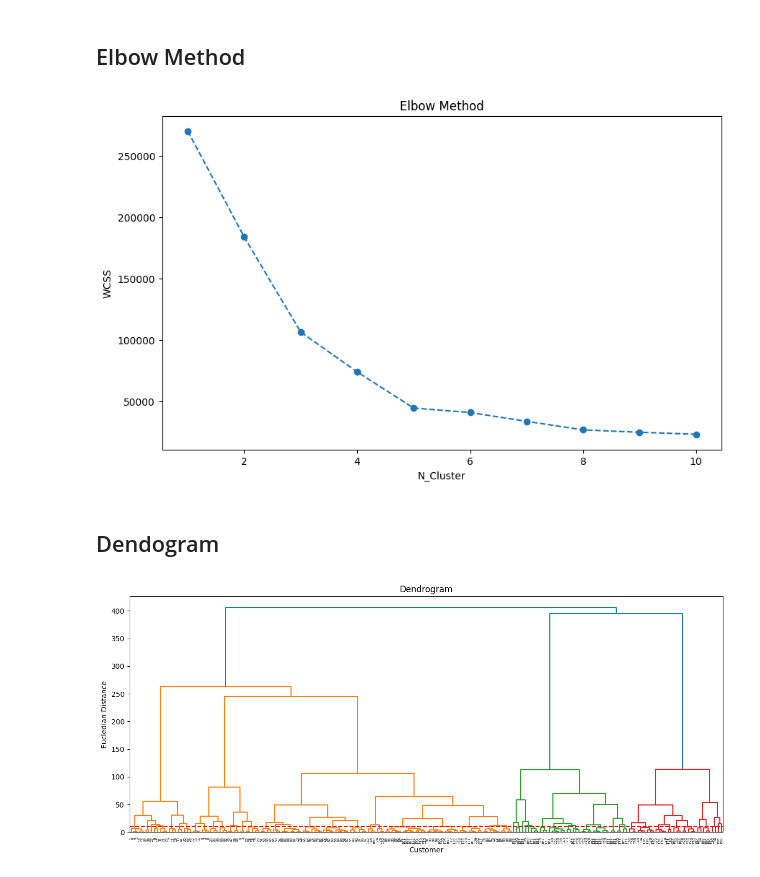
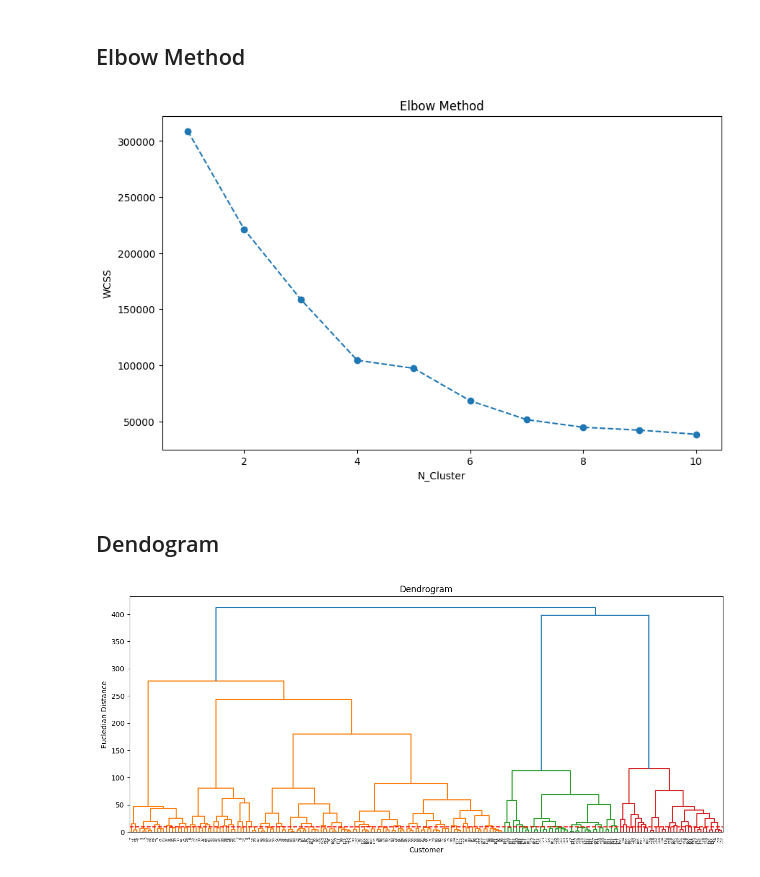
Before and after one commit to burakltnds/Kaggle_Notebook, a Jupyter notebook: 5_customer_segmentation.ipynb, the cells around one changed output. Saved outputs shown, nothing was run; the diff lists cells and outputs as text; code cells hidden in the pictures.

```diff
--- a/5_customer_segmentation.ipynb
+++ b/5_customer_segmentation.ipynb
@@ -74,22 +77,24 @@ train_df.describe()
 ## Elbow Method
 # %%
 train_df.rename(columns={'Annual Income (k$)': 'Income', 'Spending Score (1-100)': 'Score'}, inplace=True)
-X = train_df[["Income","Score"]]
+train_df["gender_numeric"] = train_df["Gender"].map({"Male":0 , "Female":1})
+
+X = train_df[["Age","Income","Score"]]
 
 wcss = []
 for i in range (1,11):
     kmeans = KMeans(n_clusters=i , init="k-means++" , random_state=42)
     kmeans.fit(X)
     wcss.append(kmeans.inertia_)
 
 plt.figure(figsize=(10,6))
 plt.plot(range(1,11) , wcss , marker="o" , linestyle="--")
 plt.title("Elbow Method")
 plt.xlabel("N_Cluster")
 plt.ylabel("WCSS")
 plt.show()
 # %% [output]
-[figure, old version]
+[figure, new version]
 # %% [markdown]
 ## Dendogram
 # %%
@@ -101,4 +106,4 @@ plt.xlabel("Customer")
 plt.ylabel("Eucledian Distance")
 plt.show()
 # %% [output]
-[figure, old version]
+[figure, new version]
```
Also changed, not shown: parts of 6 cells of this notebook.
